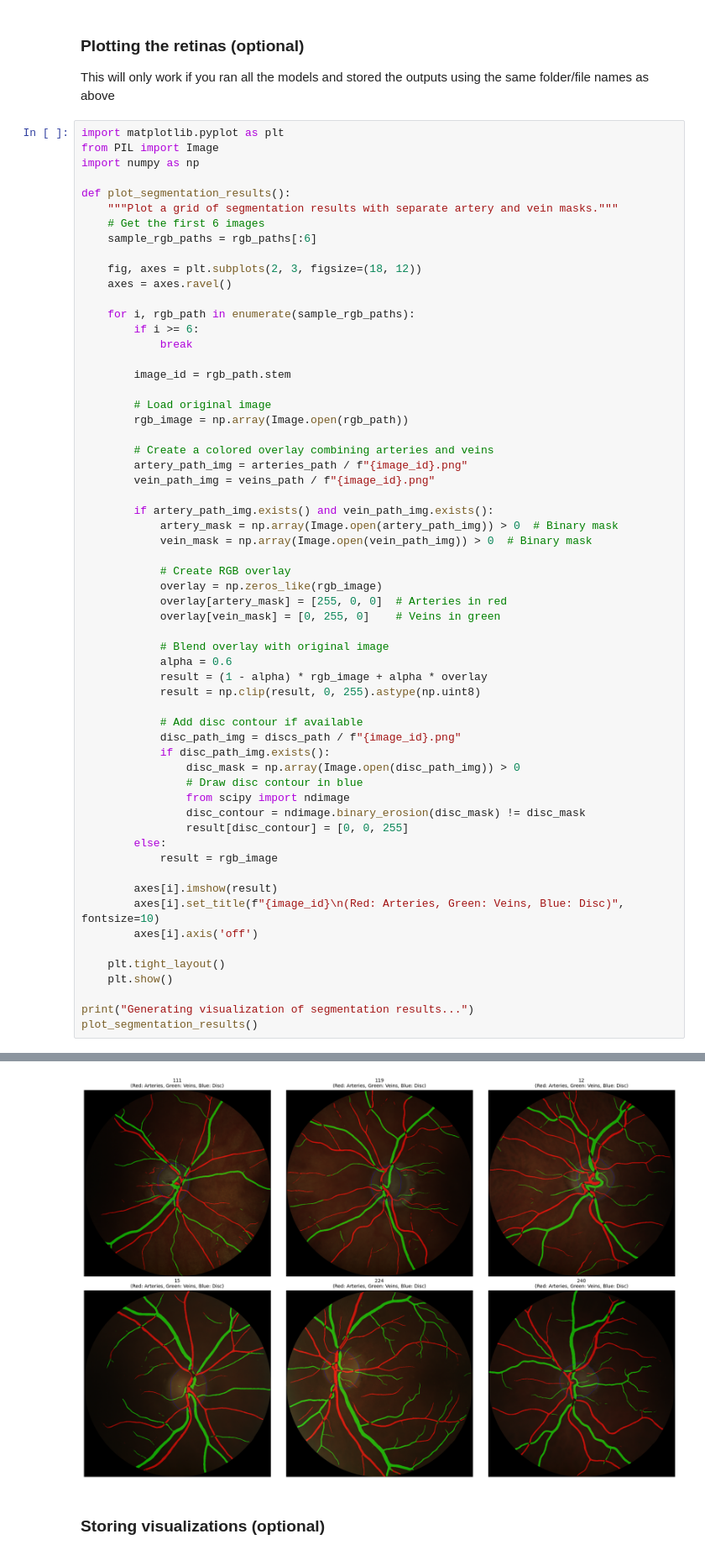
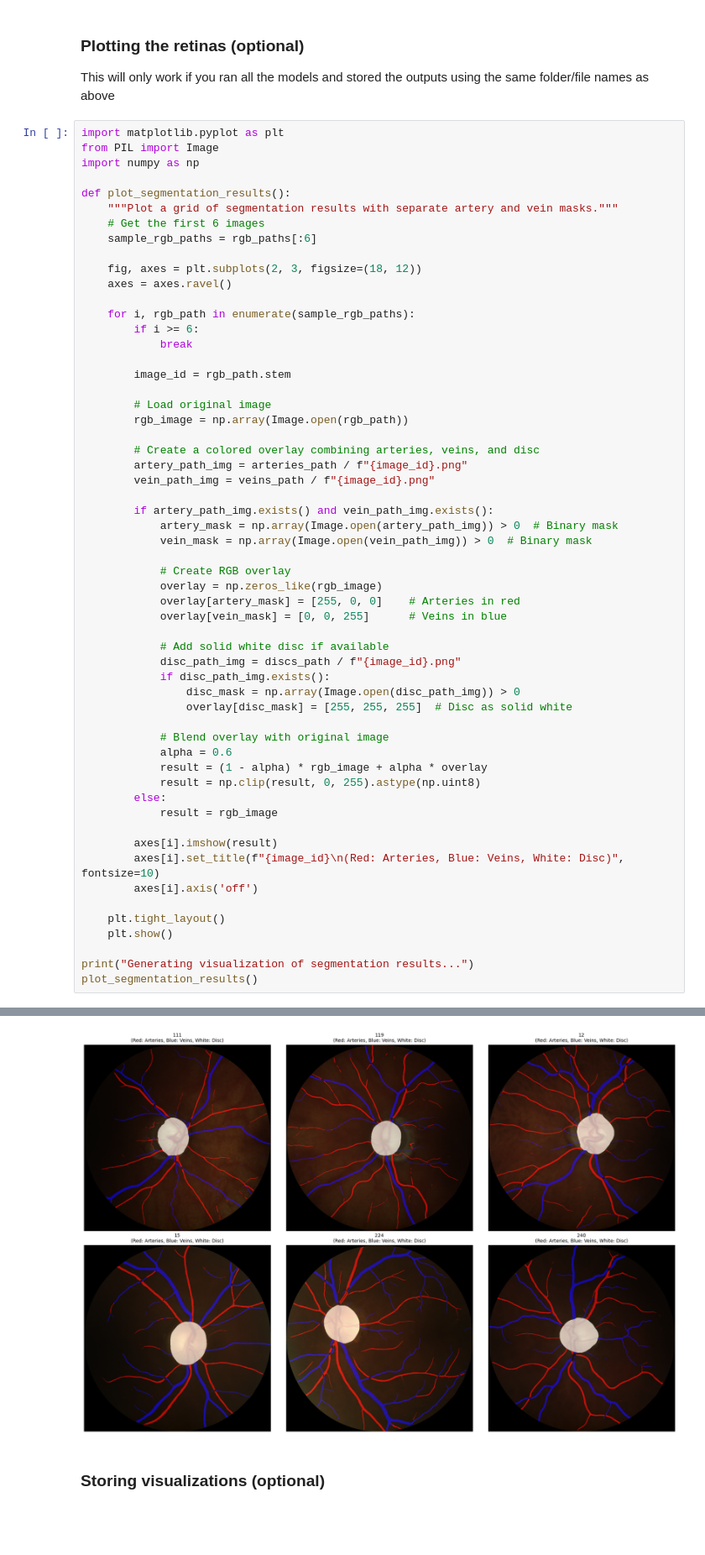
Before and after one commit to zydtiger/vascx, a Jupyter notebook: notebooks/1_segment_preprocessed.ipynb, the cells around one changed output, grey strips where cells are left out. Shown at 84% size. Drawn from its saved outputs; the diff is of its cells as text; blank space fills up the shorter version.

```diff
--- a/notebooks/1_segment_preprocessed.ipynb
+++ b/notebooks/1_segment_preprocessed.ipynb
@@ -134,47 +132,44 @@ def plot_segmentation_results():
         # Load original image
         rgb_image = np.array(Image.open(rgb_path))
 
-        # Create a colored overlay combining arteries and veins
+        # Create a colored overlay combining arteries, veins, and disc
         artery_path_img = arteries_path / f"{image_id}.png"
         vein_path_img = veins_path / f"{image_id}.png"
 
         if artery_path_img.exists() and vein_path_img.exists():
             artery_mask = np.array(Image.open(artery_path_img)) > 0  # Binary mask
             vein_mask = np.array(Image.open(vein_path_img)) > 0  # Binary mask
 
             # Create RGB overlay
             overlay = np.zeros_like(rgb_image)
-            overlay[artery_mask] = [255, 0, 0]  # Arteries in red
-            overlay[vein_mask] = [0, 255, 0]    # Veins in green
+            overlay[artery_mask] = [255, 0, 0]    # Arteries in red
+            overlay[vein_mask] = [0, 0, 255]      # Veins in blue
+
+            # Add solid white disc if available
+            disc_path_img = discs_path / f"{image_id}.png"
+            if disc_path_img.exists():
+                disc_mask = np.array(Image.open(disc_path_img)) > 0
+                overlay[disc_mask] = [255, 255, 255]  # Disc as solid white
 
             # Blend overlay with original image
             alpha = 0.6
             result = (1 - alpha) * rgb_image + alpha * overlay
             result = np.clip(result, 0, 255).astype(np.uint8)
-
-            # Add disc contour if available
-            disc_path_img = discs_path / f"{image_id}.png"
-            if disc_path_img.exists():
-                disc_mask = np.array(Image.open(disc_path_img)) > 0
-                # Draw disc contour in blue
-                from scipy import ndimage
-                disc_contour = ndimage.binary_erosion(disc_mask) != disc_mask
-                result[disc_contour] = [0, 0, 255]
         else:
             result = rgb_image
 
         axes[i].imshow(result)
-        axes[i].set_title(f"{image_id}\n(Red: Arteries, Green: Veins, Blue: Disc)", fontsize=10)
+        axes[i].set_title(f"{image_id}\n(Red: Arteries, Blue: Veins, White: Disc)", fontsize=10)
         axes[i].axis('off')
 
     plt.tight_layout()
     plt.show()
 
 print("Generating visualization of segmentation results...")
 plot_segmentation_results()
 # %% [output]
 Generating visualization of segmentation results...
-[figure, old version]
+[figure, new version]
 # %% [markdown]
 ### Storing visualizations (optional)
 # %%
```
Also changed, not shown: parts of 3 cells of this notebook, 1 other file.
